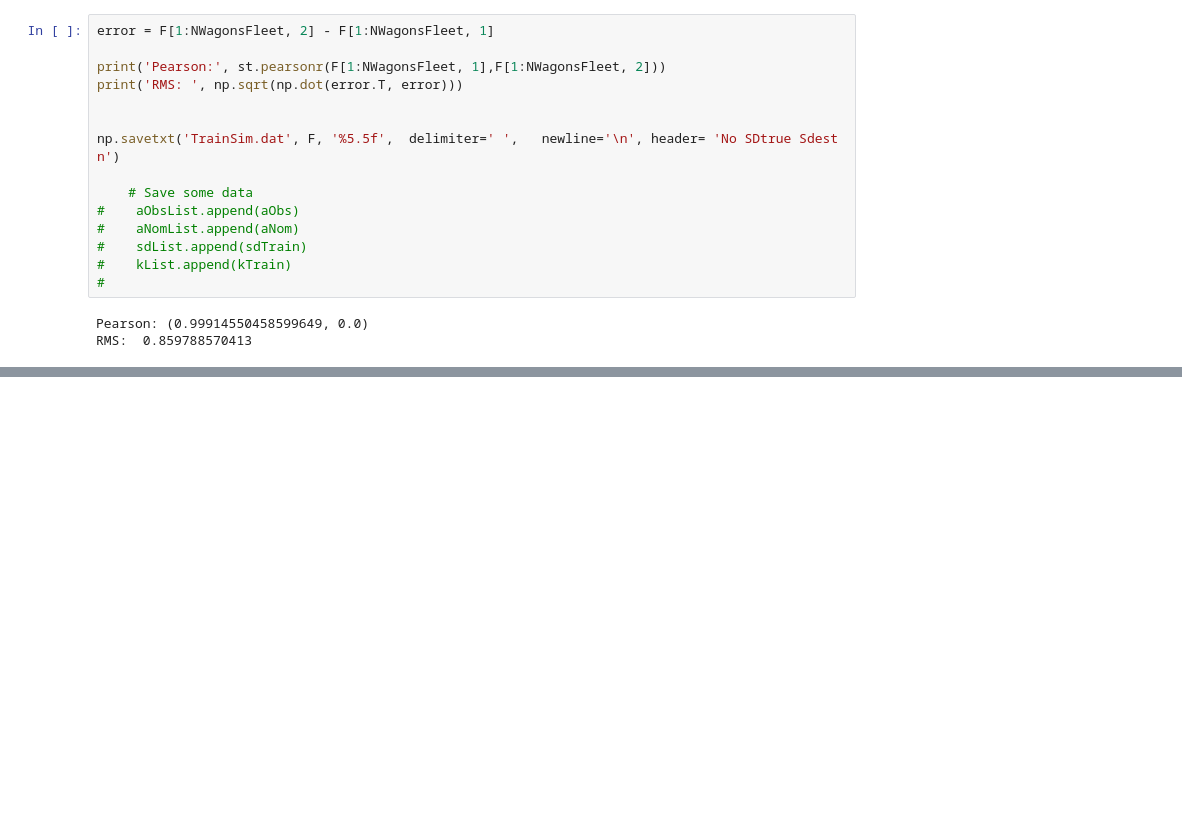
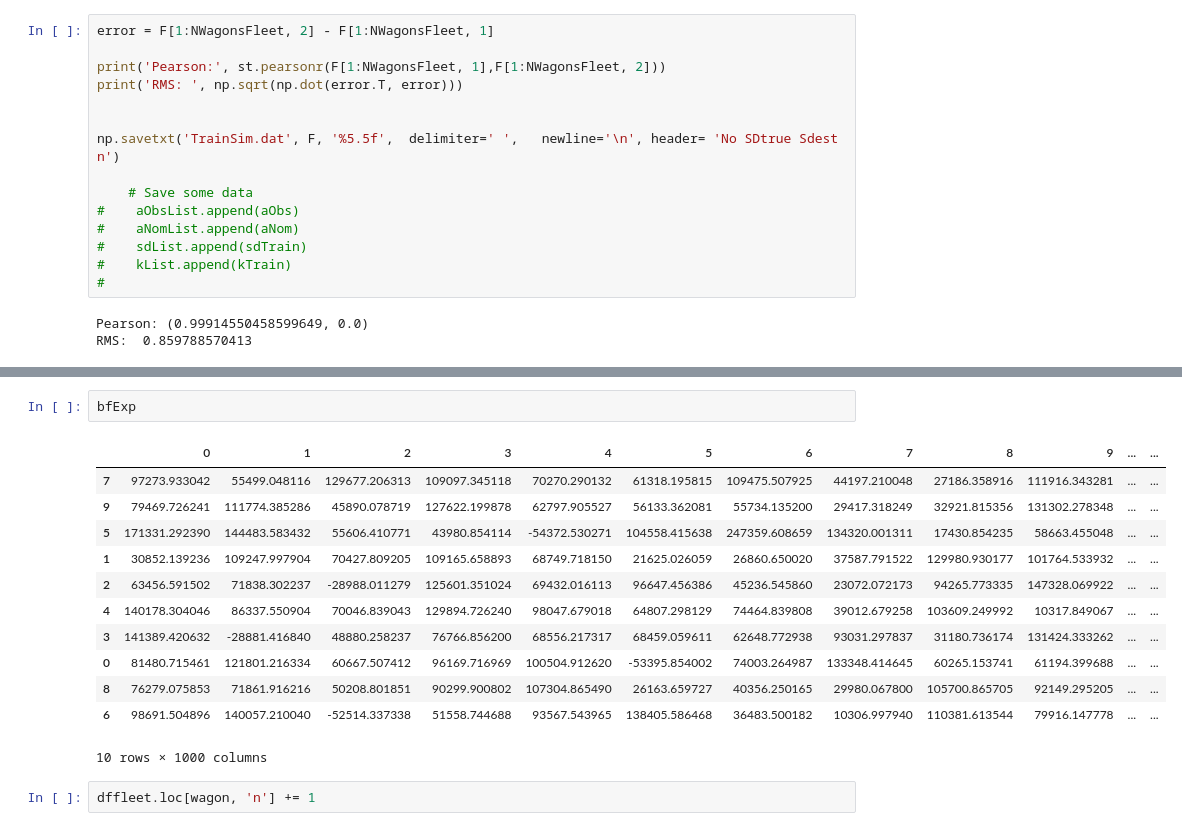
Before and after one commit to RailProfAC/19_Eurobrake, a Jupyter notebook: Code/Simulation.ipynb, the cells around one changed output, grey strips where cells are left out. Saved outputs shown, nothing was run; the diff lists cells and outputs as text; blank space fills up the shorter version.

```diff
--- a/Code/Simulation.ipynb
+++ b/Code/Simulation.ipynb
@@ -135,0 +149,17 @@ TypeError: only length-1 arrays can be converted to Python scalars
+# %%
+bfExp
+# %% [output]
+|  | 0 | 1 | 2 | 3 | 4 | 5 | 6 | 7 | 8 | 9 | ... | ... |
+| 7 | 97273.933042 | 55499.048116 | 129677.206313 | 109097.345118 | 70270.290132 | 61318.195815 | 109475.507925 | 44197.210048 | 27186.358916 | 111916.343281 | ... | ... |
+| 9 | 79469.726241 | 111774.385286 | 45890.078719 | 127622.199878 | 62797.905527 | 56133.362081 | 55734.135200 | 29417.318249 | 32921.815356 | 131302.278348 | ... | ... |
+| 5 | 171331.292390 | 144483.583432 | 55606.410771 | 43980.854114 | -54372.530271 | 104558.415638 | 247359.608659 | 134320.001311 | 17430.854235 | 58663.455048 | ... | ... |
+| 1 | 30852.139236 | 109247.997904 | 70427.809205 | 109165.658893 | 68749.718150 | 21625.026059 | 26860.650020 | 37587.791522 | 129980.930177 | 101764.533932 | ... | ... |
+| 2 | 63456.591502 | 71838.302237 | -28988.011279 | 125601.351024 | 69432.016113 | 96647.456386 | 45236.545860 | 23072.072173 | 94265.773335 | 147328.069922 | ... | ... |
+| 4 | 140178.304046 | 86337.550904 | 70046.839043 | 129894.726240 | 98047.679018 | 64807.298129 | 74464.839808 | 39012.679258 | 103609.249992 | 10317.849067 | ... | ... |
+| 3 | 141389.420632 | -28881.416840 | 48880.258237 | 76766.856200 | 68556.217317 | 68459.059611 | 62648.772938 | 93031.297837 | 31180.736174 | 131424.333262 | ... | ... |
+| 0 | 81480.715461 | 121801.216334 | 60667.507412 | 96169.716969 | 100504.912620 | -53395.854002 | 74003.264987 | 133348.414645 | 60265.153741 | 61194.399688 | ... | ... |
+| 8 | 76279.075853 | 71861.916216 | 50208.801851 | 90299.900802 | 107304.865490 | 26163.659727 | 40356.250165 | 29980.067800 | 105700.865705 | 92149.295205 | ... | ... |
+| 6 | 98691.504896 | 140057.210040 | -52514.337338 | 51558.744688 | 93567.543965 | 138405.586468 | 36483.500182 | 10306.997940 | 110381.613544 | 79916.147778 | ... | ... |
+10 rows × 1000 columns
+# %%
+dffleet.loc[wagon, 'n'] += 1
```
Also changed, not shown: parts of 16 cells of this notebook.
